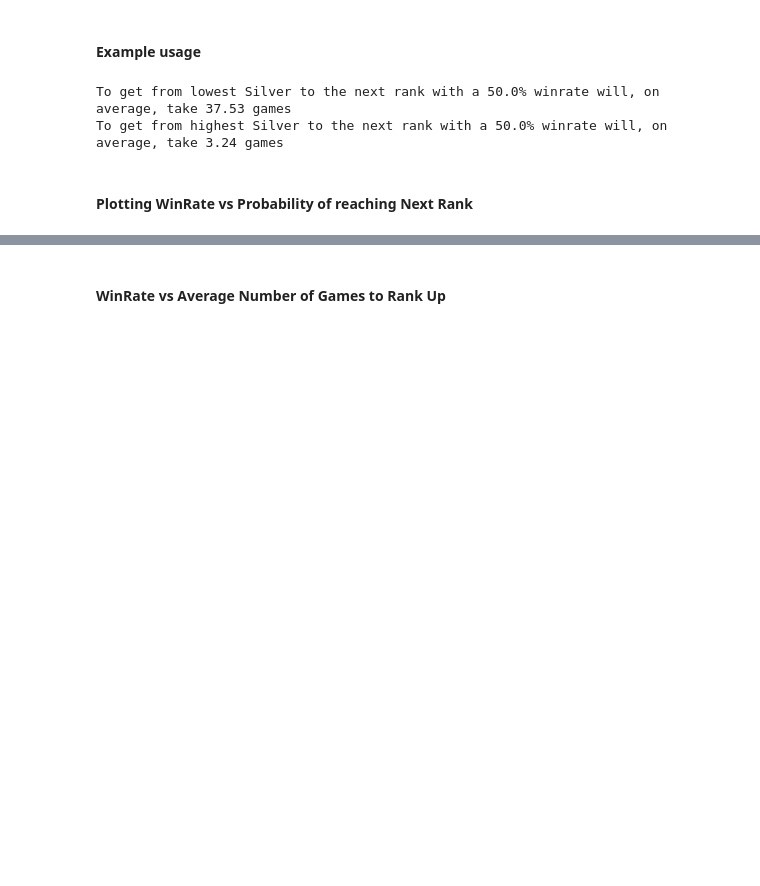
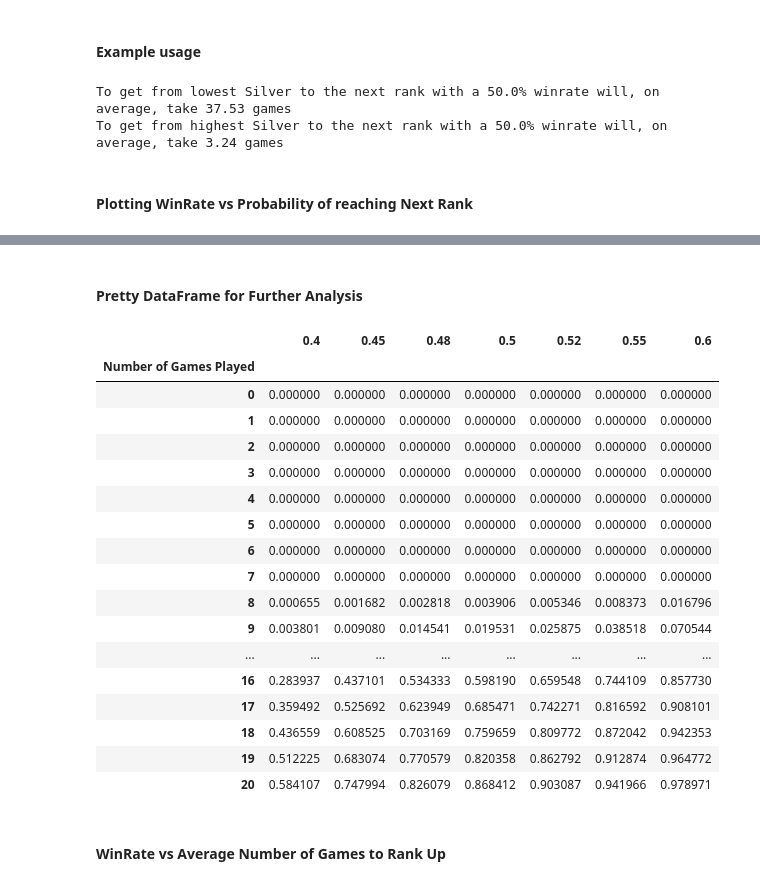
Before and after one commit to nhartwic/nhartwic.github.io, a Jupyter notebook: MTGA_rank_sim.ipynb, the cells around one changed output, grey strips where cells are left out. Cells and saved outputs as stored; diff of their text form; code cells hidden in the pictures; blank space fills up the shorter version.

Commit message:
lots of tweaks. Added a pretty df for the stepwise probs and grids to the plots

```diff
--- a/MTGA_rank_sim.ipynb
+++ b/MTGA_rank_sim.ipynb
@@ -194,6 +194,7 @@ for rank in rank_info:
     df.plot()
     plt.ylabel('P(Rank Up)')
     plt.title(f'{rank} : P(Rank Up) vs Games Played for Several Win Rates')
+    plt.grid()
     plt.savefig(f'p_rank_up_{rank}.png')
 # %% [output]
 [interactive output not drawn]
@@ -204,6 +205,40 @@ for rank in rank_info:
 [interactive output not drawn]
 [interactive output not drawn]
 [interactive output not drawn]
+# %% [markdown]
+#### Pretty DataFrame for Further Analysis
+# %%
+rank = 'Bronze'
+plot_winrates = [0.4, 0.45, 0.48, 0.5, 0.52, 0.55, 0.6]
+ev_num_games = ev_next_rank(create_TSD(winrate=0.5, **rank_info[rank]))[0]
+steps = [1] * int(round(ev_num_games * 1.25))
+ngames = [0] + list(np.cumsum(steps))
+df = pd.DataFrame({'Number of Games Played': ngames})
+for wr in plot_winrates:
+    tsd = create_TSD(wr, **rank_info[rank])
+    df[wr] = next_rank_probs(tsd, steps)
+
+df = df.set_index('Number of Games Played')
+df
+# %% [output]
+|  | 0.4 | 0.45 | 0.48 | 0.5 | 0.52 | 0.55 | 0.6 |
+| Number of Games Played |  |  |  |  |  |  |  |
+| 0 | 0.000000 | 0.000000 | 0.000000 | 0.000000 | 0.000000 | 0.000000 | 0.000000 |
+| 1 | 0.000000 | 0.000000 | 0.000000 | 0.000000 | 0.000000 | 0.000000 | 0.000000 |
+| 2 | 0.000000 | 0.000000 | 0.000000 | 0.000000 | 0.000000 | 0.000000 | 0.000000 |
+| 3 | 0.000000 | 0.000000 | 0.000000 | 0.000000 | 0.000000 | 0.000000 | 0.000000 |
+| 4 | 0.000000 | 0.000000 | 0.000000 | 0.000000 | 0.000000 | 0.000000 | 0.000000 |
+| 5 | 0.000000 | 0.000000 | 0.000000 | 0.000000 | 0.000000 | 0.000000 | 0.000000 |
+| 6 | 0.000000 | 0.000000 | 0.000000 | 0.000000 | 0.000000 | 0.000000 | 0.000000 |
+| 7 | 0.000000 | 0.000000 | 0.000000 | 0.000000 | 0.000000 | 0.000000 | 0.000000 |
+| 8 | 0.000655 | 0.001682 | 0.002818 | 0.003906 | 0.005346 | 0.008373 | 0.016796 |
+| 9 | 0.003801 | 0.009080 | 0.014541 | 0.019531 | 0.025875 | 0.038518 | 0.070544 |
+| ... | ... | ... | ... | ... | ... | ... | ... |
+| 16 | 0.283937 | 0.437101 | 0.534333 | 0.598190 | 0.659548 | 0.744109 | 0.857730 |
+| 17 | 0.359492 | 0.525692 | 0.623949 | 0.685471 | 0.742271 | 0.816592 | 0.908101 |
+| 18 | 0.436559 | 0.608525 | 0.703169 | 0.759659 | 0.809772 | 0.872042 | 0.942353 |
+| 19 | 0.512225 | 0.683074 | 0.770579 | 0.820358 | 0.862792 | 0.912874 | 0.964772 |
+| 20 | 0.584107 | 0.747994 | 0.826079 | 0.868412 | 0.903087 | 0.941966 | 0.978971 |
 # %% [markdown]
 #### WinRate vs Average Number of Games to Rank Up
 # %%
```
Also changed, not shown: parts of 3 cells of this notebook.
